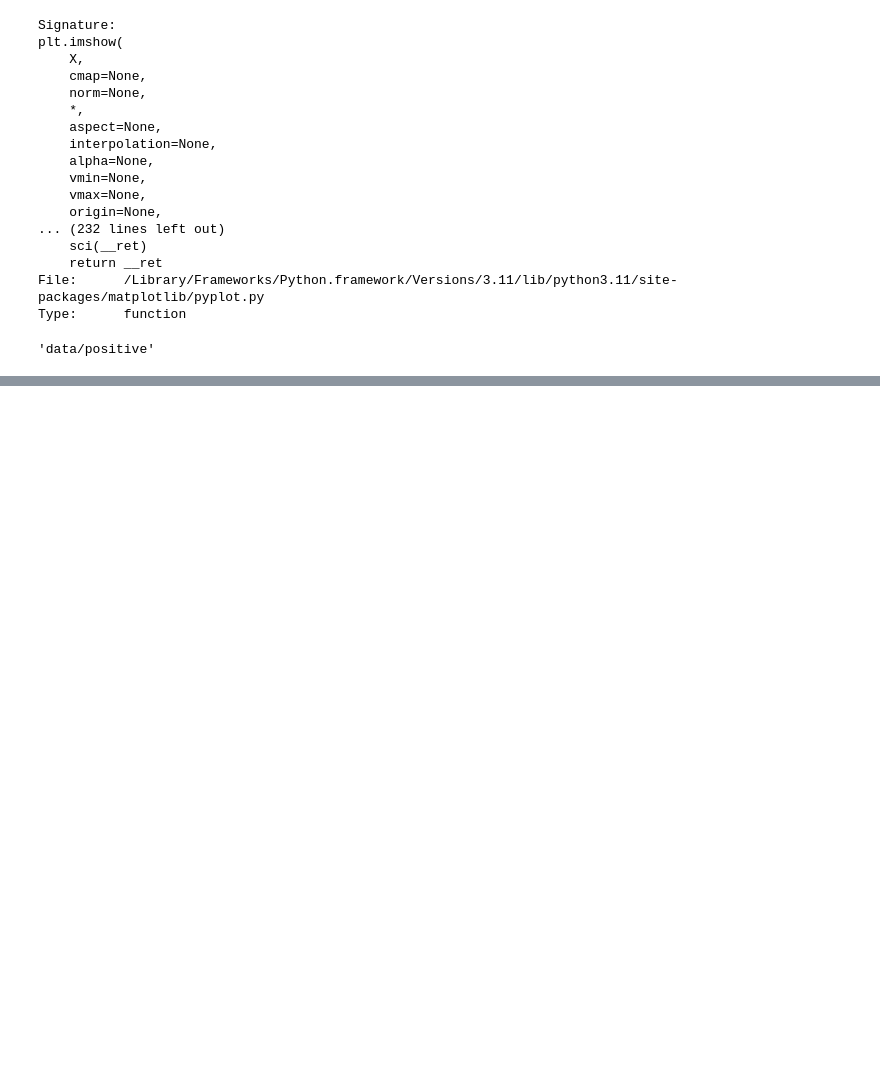
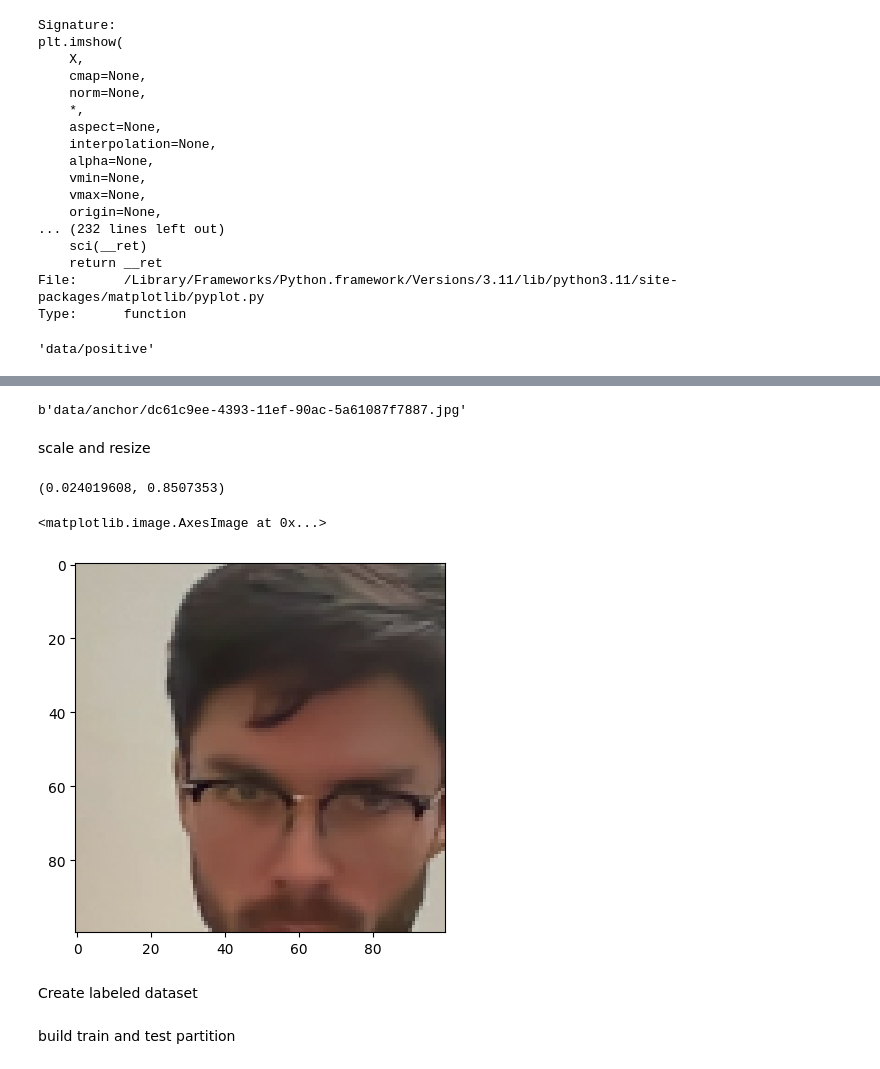
Before and after one commit to zaneprice5/siamese-nn, a Jupyter notebook: code.ipynb, the cells around one changed output, grey strips where cells are left out. Cells and saved outputs as stored; diff of their text form; code cells hidden in the pictures; blank space fills up the shorter version.

```diff
--- a/code.ipynb
+++ b/code.ipynb
@@ -75,0 +160,31 @@ os.makedirs(ANC_PATH)
+# %%
+#see what it does
+dir_test.next()
+# %% [output]
+b'data/anchor/dc61c9ee-4393-11ef-90ac-5a61087f7887.jpg'
+# %% [markdown]
+scale and resize
+# %%
+def preprocess(file_path):
+    #read in image from file path and assign to new variable
+    byte_img = tf.io.read_file(file_path)
+    #load in image and decode jpeg
+    img = tf.io.decode_jpeg(byte_img)
+    #preprocessing steps - resize image to 100, 100 pixels, 3 channels
+    img = tf.image.resize(img, (100,100))
+    #scale image to be between 0 and 1... this takes every pixel value from original of 0-255 and makes it 0-1
+    img = img / 255.0
+    return img
+# %%
+img = preprocess("data/anchor/d9702762-4393-11ef-90ac-5a61087f7887.jpg")
+# %%
+img.numpy().min(), img.numpy().max()
+# %% [output]
+(0.024019608, 0.8507353)
+# %%
+plt.imshow(img)
+# %% [output]
+<matplotlib.image.AxesImage at 0x...>
+[figure, added]
+# %% [markdown]
+Create labeled dataset
@@ -75,0 +204,2 @@ os.makedirs(ANC_PATH)
+# %% [markdown]
+build train and test partition
```
Also changed, not shown: parts of 37 cells of this notebook, 3 other files.
